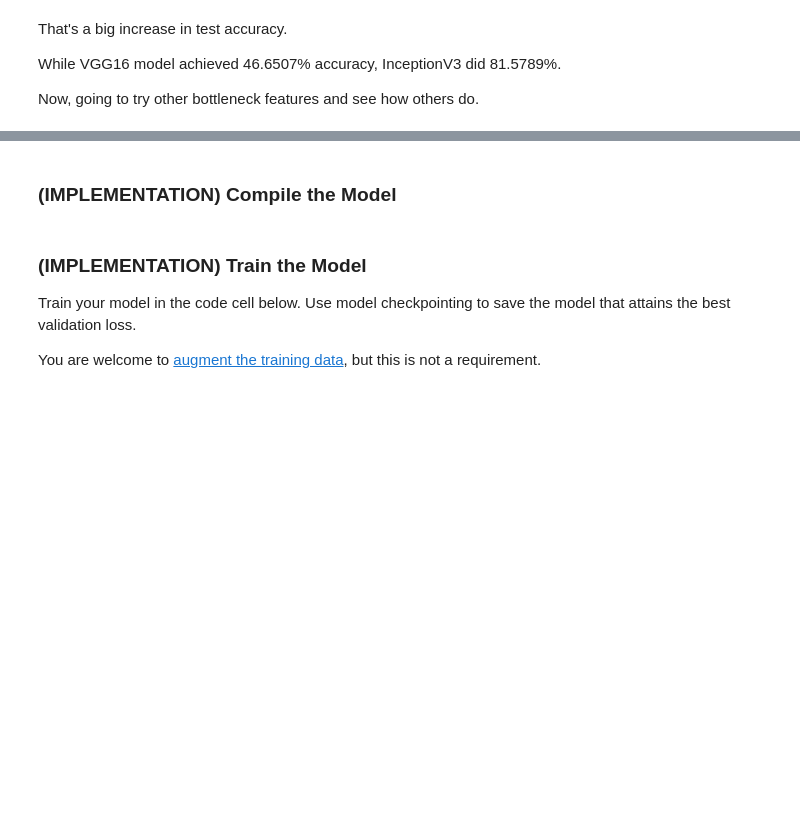
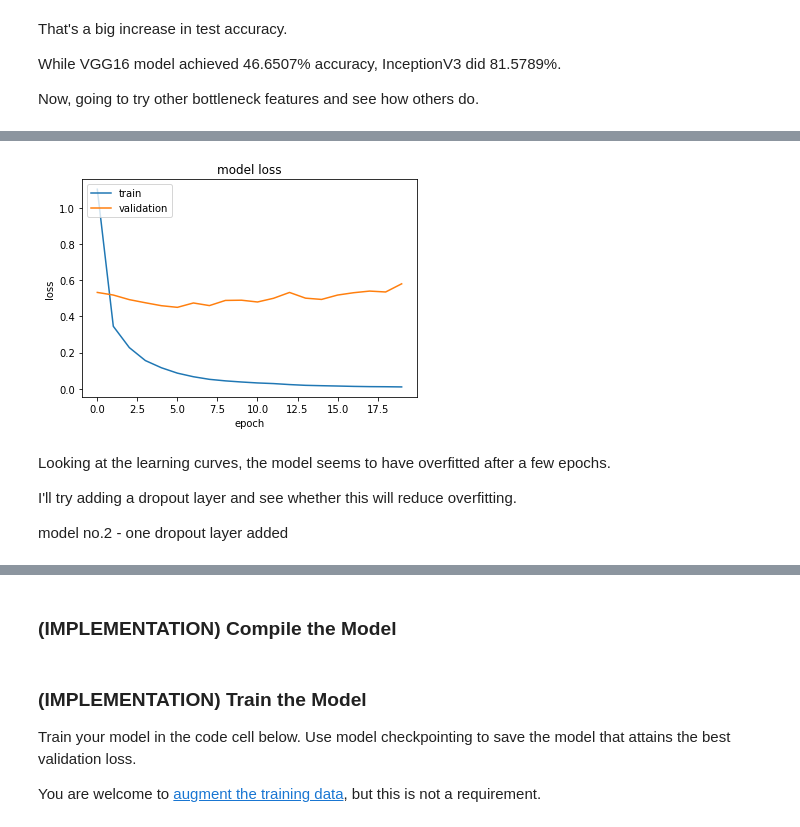
Before and after one commit to sseuraeki/dog-project, a Jupyter notebook: dog_app.ipynb, the cells around one changed output, grey strips where cells are left out. Cells and saved outputs as stored; diff of their text form; code cells hidden in the pictures; blank space fills up the shorter version.

```diff
--- a/dog_app.ipynb
+++ b/dog_app.ipynb
@@ -1017,0 +1101,20 @@ Test accuracy: 82.5359%
+# %%
+import matplotlib.pyplot as plt
+%matplotlib inline
+
+# summarize history for loss
+plt.plot(Xception_history.history['loss'])
+plt.plot(Xception_history.history['val_loss'])
+plt.title('model loss')
+plt.ylabel('loss')
+plt.xlabel('epoch')
+plt.legend(['train', 'validation'], loc='upper left')
+plt.show()
+# %% [output]
+[figure, added]
+# %% [markdown]
+Looking at the learning curves, the model seems to have overfitted after a few epochs.
+
+I'll try adding a dropout layer and see whether this will reduce overfitting.
+
+model no.2 - one dropout layer added
```
Also changed, not shown: parts of 36 cells of this notebook.
